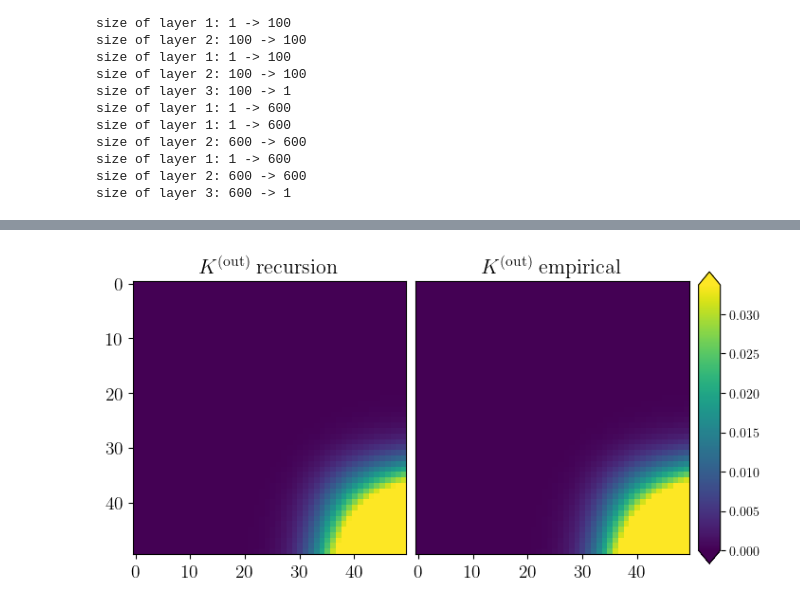
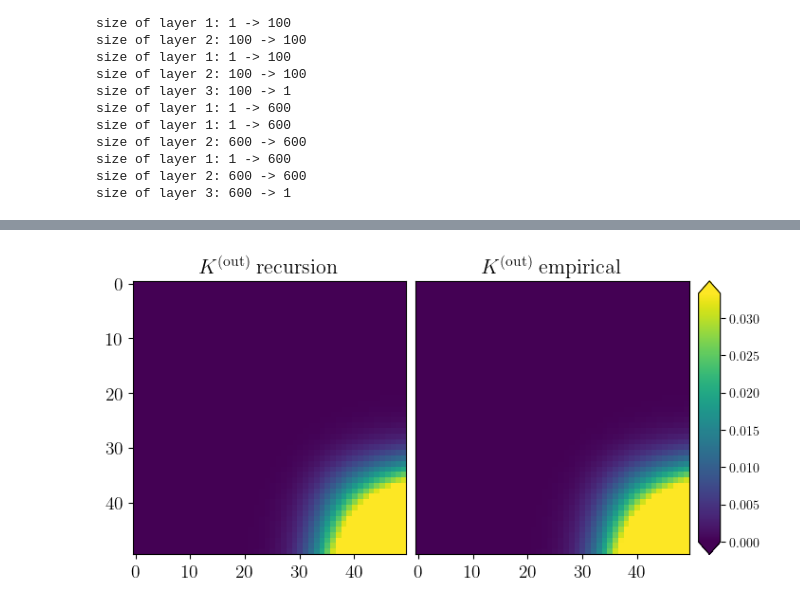
Before and after one commit to achiefa/DeepLearningTheory, a Jupyter notebook: notebooks/kernel_recursion.ipynb, the cells around one changed output, grey strips where cells are left out. Drawn from its saved outputs; the diff is of its cells as text; code cells hidden in the pictures.

```diff
--- a/notebooks/kernel_recursion.ipynb
+++ b/notebooks/kernel_recursion.ipynb
@@ -25,7 +24,7 @@ fk_grid = load_bcdms_grid()
 x = np.array(fk_grid).reshape(1, -1, 1)
 # %%
 seed = 232123
-nreplicas = 100
+nreplicas = 1000
 model_ens_nnpdf = []
 model_ens_100 = []
 model_ens_600 = []
@@ -271,32 +270,32 @@ Are close False
 # %%
 from matplotlib.colors import LogNorm
 
 # Create figure and grid
 fig = plt.figure(figsize=(8, 4))
 gs = GridSpec(1, 3, figure=fig, wspace=0.05, width_ratios=[1, 1, 0.08])
 
 ax_1 = fig.add_subplot(gs[0, 0])
 ax_2 = fig.add_subplot(gs[0, 1])
 cax = fig.add_subplot(gs[0, 2])
 
 vmin = min(np.percentile(A, 1) for A in [Kout_th_nnpdf, Kout_empirical_nnpdf])
 vmax = max(np.percentile(A, 95) for A in [Kout_th_nnpdf, Kout_empirical_nnpdf])
 norm = plt.Normalize(vmin=vmin, vmax=vmax)
 
 ax_1.matshow(Kout_th_nnpdf, cmap='viridis', norm=norm)
 ms = ax_2.matshow(Kout_empirical_nnpdf, cmap='viridis', norm=norm)
 
 ax_1.tick_params(axis='both', which='both', labelsize=14, labelleft=True, labelbottom=True, labeltop=False, top=False)
 ax_2.tick_params(axis='both', which='both', labelsize=14, labelleft=False, labelbottom=True, labeltop=False, top=False, left=False)
 
 ax_1.set_title(r"$K^{(\rm out)}~\textrm{recursion}$", fontsize=16)
 ax_2.set_title(r"$K^{(\rm out)}~\textrm{empirical}$", fontsize=16)
 
 cbar = plt.colorbar(ms, cax=cax, extend="both", orientation="vertical")
-pos = ax_3.get_position()
+pos = ax_2.get_position()
 cax_pos = cax.get_position()
 cax.set_position([cax_pos.x0, pos.y0, cax_pos.width, pos.height])
 
-fig.savefig("../doc/figs/K3_correlations.pdf", bbox_inches='tight')
+fig.savefig("../doc/figs/section_2/K3_correlations.pdf", bbox_inches='tight')
 # %% [output]
-[figure, old version]
+[figure, new version]
```
Also changed, not shown: parts of 4 cells of this notebook, 22 other files.
